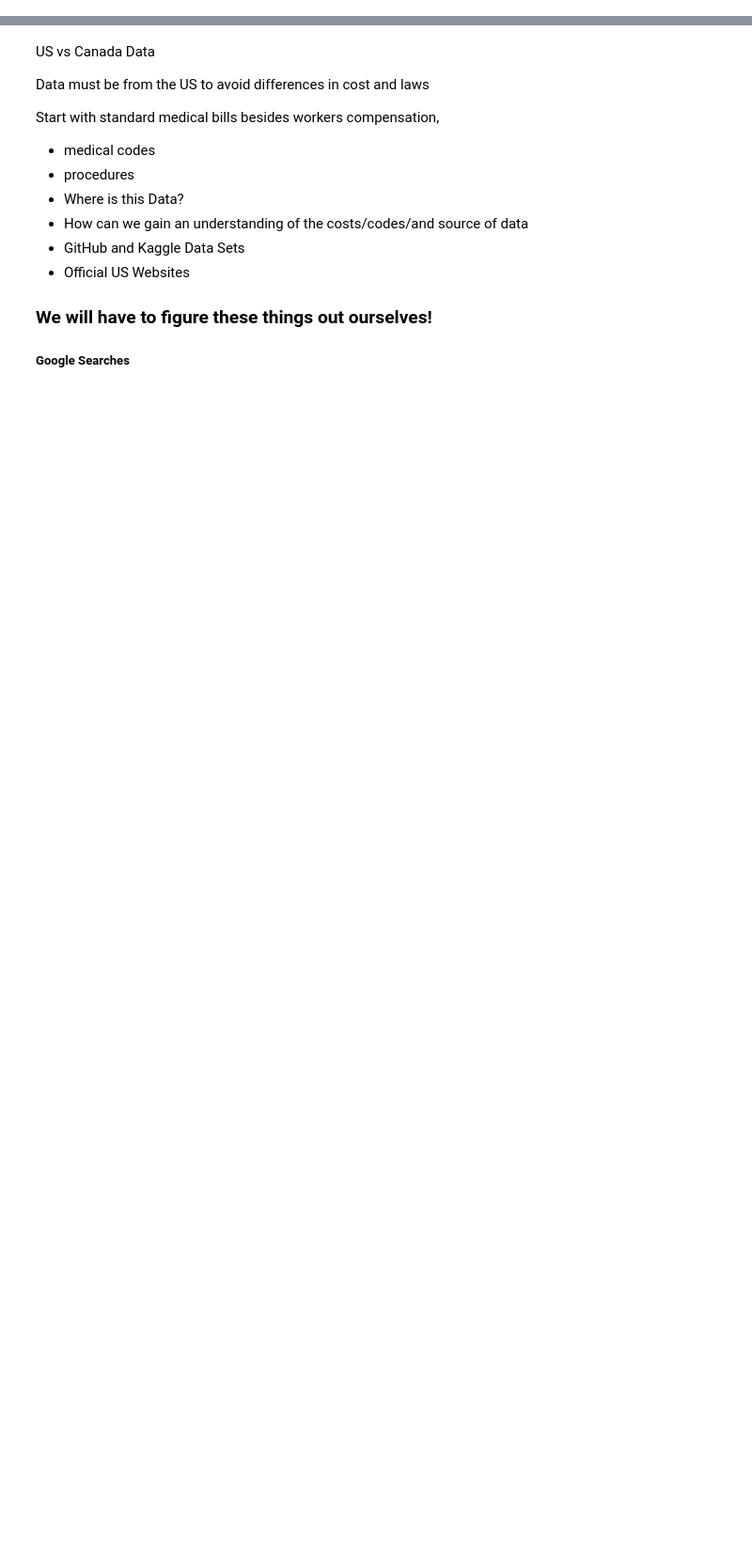
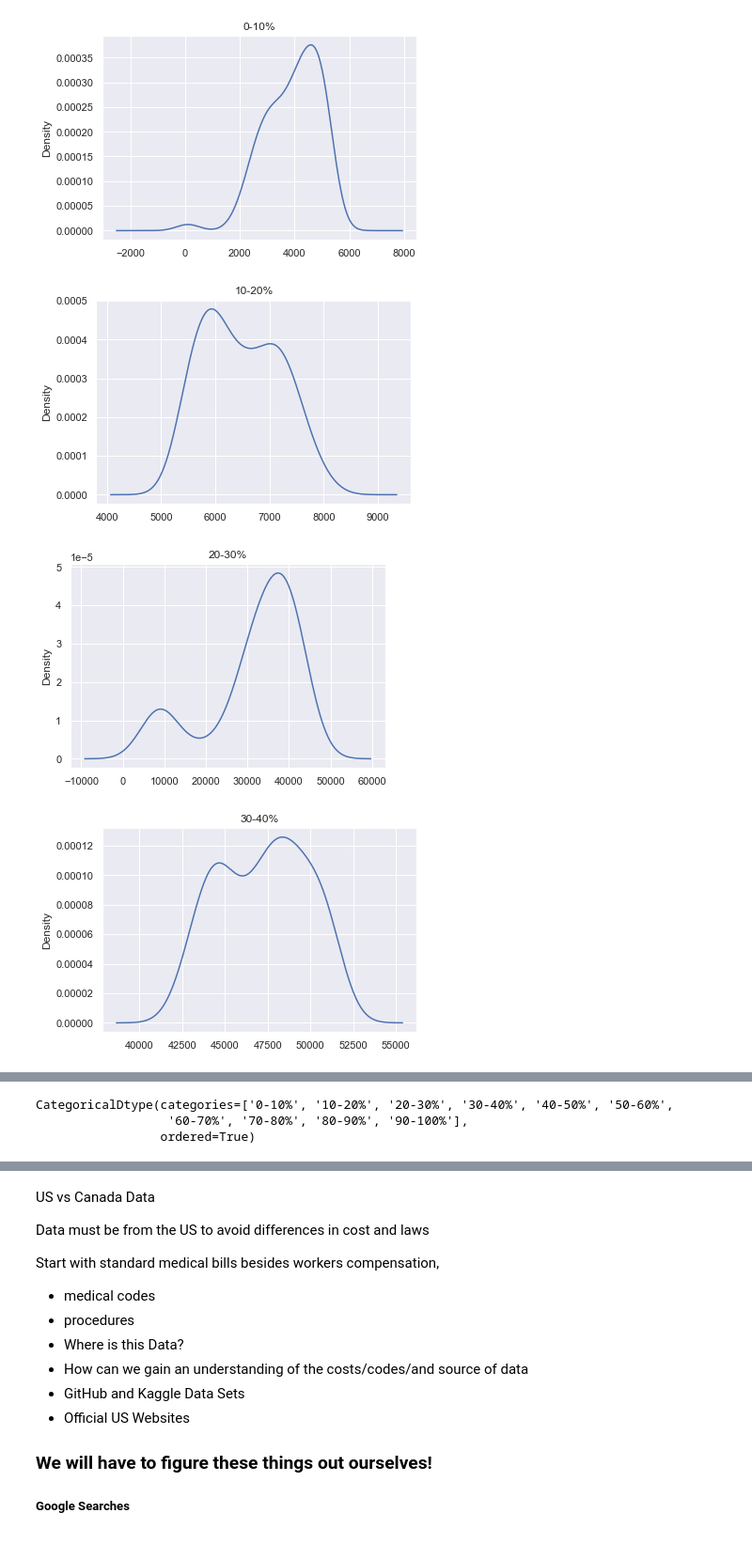
Before and after one commit to dvdhartsman/Insurance_Claims, a Jupyter notebook: Insurance_EDA.ipynb, the cells around one changed output, grey strips where cells are left out. Shown at 94% size. Saved outputs shown, nothing was run; the diff lists cells and outputs as text; code cells hidden in the pictures; blank space fills up the shorter version.

```diff
--- a/Insurance_EDA.ipynb
+++ b/Insurance_EDA.ipynb
@@ -31,0 +218,6 @@ memory usage: 12.0+ MB
+# %%
+# Filling the remaining null values
+df["authorities_contacted"] = df["authorities_contacted"].fillna("Unknown")
+
+# Confirmation that all null values are filled -> except the strange column _c39
+print("Total Nulls Remaining in Data:", df.drop(columns="_c39").isna().sum().sum())
@@ -31,0 +234,4 @@ memory usage: 12.0+ MB
+# %%
+# Restricting the scope of our data to legitimate claims
+df = df.drop(columns="_c39")
+df = df.query("fraud_reported == 'N'")
@@ -31,0 +260,13 @@ memory usage: 12.0+ MB
+# %%
+quantiles = df["total_claim_amount"].quantile([.1, .2, .3, .4, .5, .6, .7, .8, .9]).to_list()
+df["quantile"] = pd.cut(x=df["total_claim_amount"], bins=[-np.inf]+ quantiles +[np.inf],\
+                        labels=["0-10%","10-20%", "20-30%", "30-40%", "40-50%", "50-60%", "60-70%", "70-80%", "80-90%", "90-100%"])
+# %%
+for name, group in df.groupby("quantile"):
+    group[["total_claim_amount"]].plot(kind="kde", title=f"{name}", legend=False)
+    plt.show()
+# %% [output]
+[figure, added]
+[figure, added]
+[figure, added]
+[figure, added]
@@ -31,0 +279,6 @@ memory usage: 12.0+ MB
+# %%
+df["quantile"].dtype
+# %% [output]
+CategoricalDtype(categories=['0-10%', '10-20%', '20-30%', '30-40%', '40-50%', '50-60%',
+                  '60-70%', '70-80%', '80-90%', '90-100%'],
+                 ordered=True)
```
Also changed, not shown: parts of 44 cells of this notebook.
